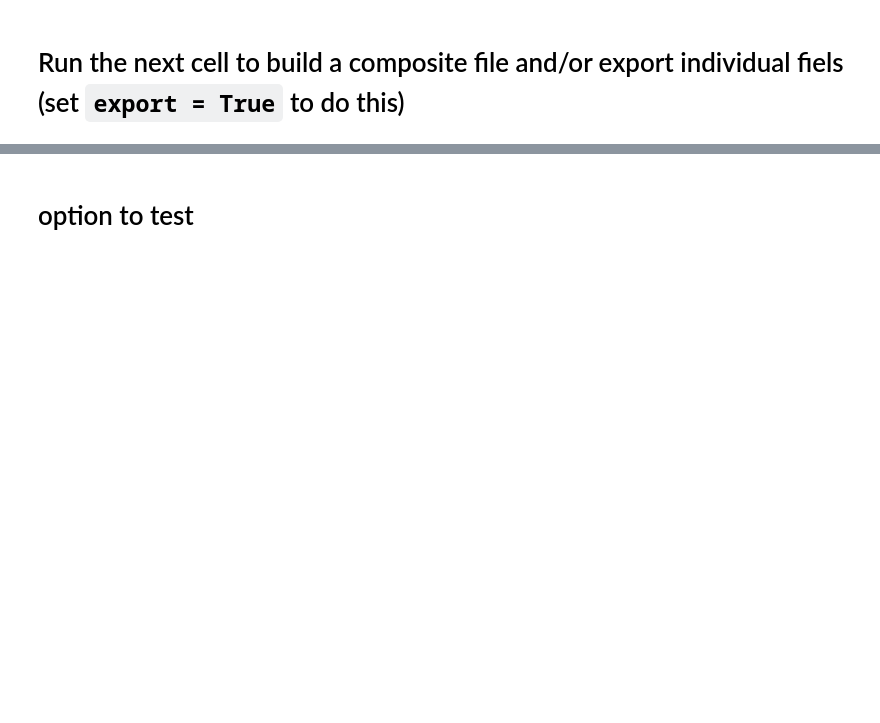
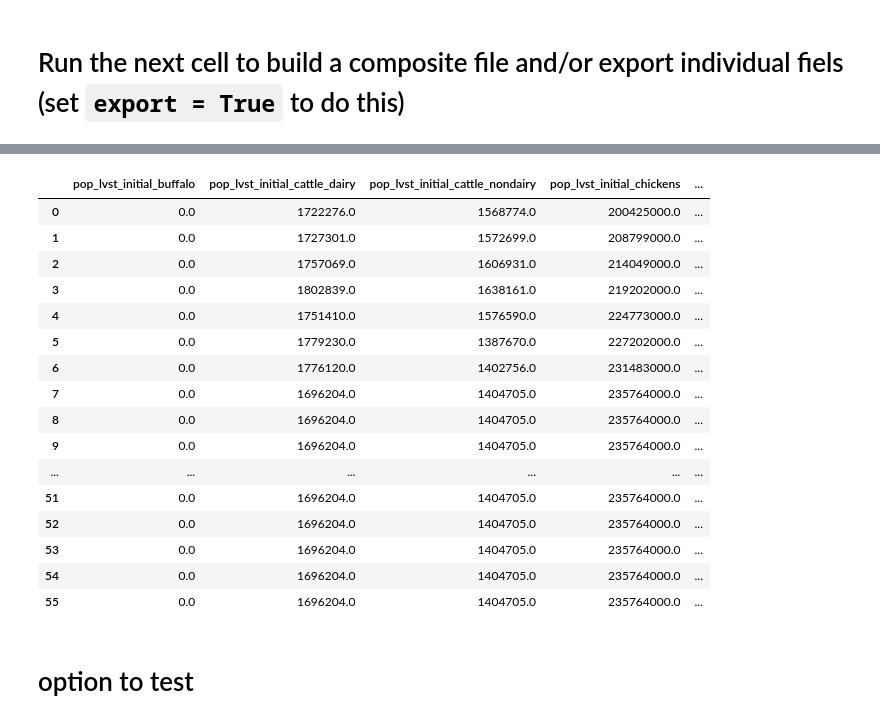
Before and after one commit to jcsyme/sisepuede_region_nbs, a Jupyter notebook: generic_regions/shortterm_build_regions_data.ipynb, the cells around one changed output, grey strips where cells are left out. Saved outputs shown, nothing was run; the diff lists cells and outputs as text; code cells hidden in the pictures; blank space fills up the shorter version.

Commit message:
updated data with latest numbers from database, including lvst pop

```diff
--- a/generic_regions/shortterm_build_regions_data.ipynb
+++ b/generic_regions/shortterm_build_regions_data.ipynb
@@ -422,3 +423,23 @@ NOTE! Adjusting poultry population
+# %%
+df_mex[[x for x in df_tmp.columns if "pop_lvst" in x]]
+# %% [output]
+|  | pop_lvst_initial_buffalo | pop_lvst_initial_cattle_dairy | pop_lvst_initial_cattle_nondairy | pop_lvst_initial_chickens | ... |
+| 0 | 0.0 | 1722276.0 | 1568774.0 | 200425000.0 | ... |
+| 1 | 0.0 | 1727301.0 | 1572699.0 | 208799000.0 | ... |
+| 2 | 0.0 | 1757069.0 | 1606931.0 | 214049000.0 | ... |
+| 3 | 0.0 | 1802839.0 | 1638161.0 | 219202000.0 | ... |
+| 4 | 0.0 | 1751410.0 | 1576590.0 | 224773000.0 | ... |
+| 5 | 0.0 | 1779230.0 | 1387670.0 | 227202000.0 | ... |
+| 6 | 0.0 | 1776120.0 | 1402756.0 | 231483000.0 | ... |
+| 7 | 0.0 | 1696204.0 | 1404705.0 | 235764000.0 | ... |
+| 8 | 0.0 | 1696204.0 | 1404705.0 | 235764000.0 | ... |
+| 9 | 0.0 | 1696204.0 | 1404705.0 | 235764000.0 | ... |
+| ... | ... | ... | ... | ... | ... |
+| 51 | 0.0 | 1696204.0 | 1404705.0 | 235764000.0 | ... |
+| 52 | 0.0 | 1696204.0 | 1404705.0 | 235764000.0 | ... |
+| 53 | 0.0 | 1696204.0 | 1404705.0 | 235764000.0 | ... |
+| 54 | 0.0 | 1696204.0 | 1404705.0 | 235764000.0 | ... |
+| 55 | 0.0 | 1696204.0 | 1404705.0 | 235764000.0 | ... |
 # %% [markdown]
 # option to test
 # %%
```
Also changed, not shown: parts of 3 cells of this notebook, 35 other files.
